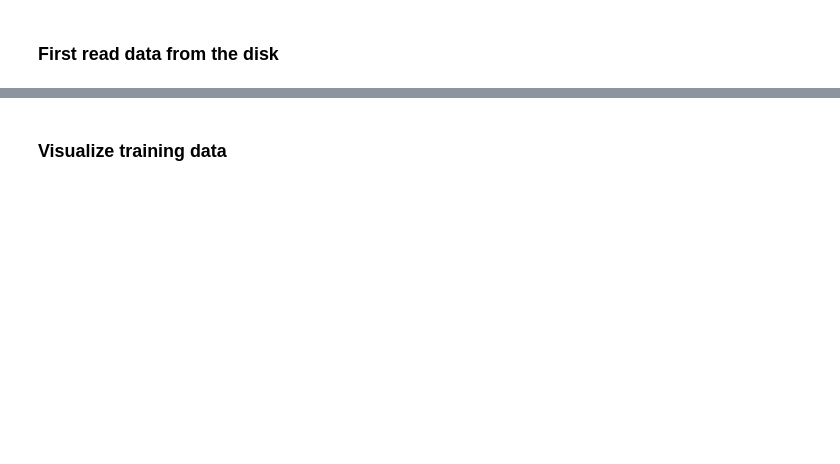
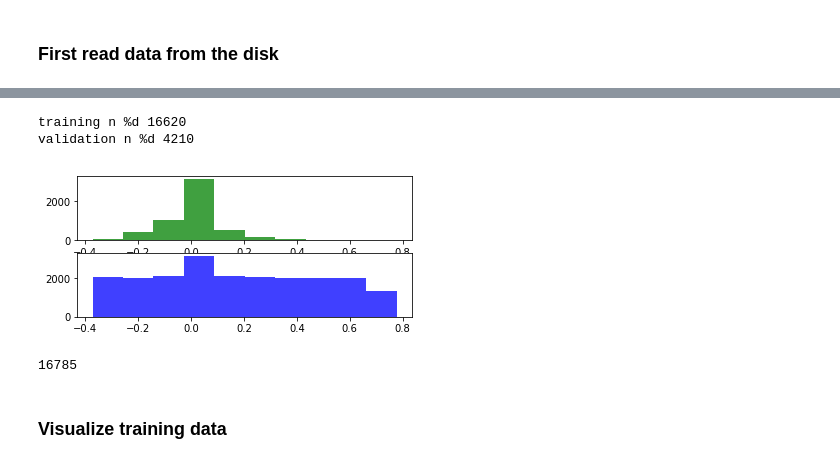
Before and after one commit to sir-siemens/carND-project3, a Jupyter notebook: train.ipynb, the cells around one changed output, grey strips where cells are left out. Drawn from its saved outputs; the diff is of its cells as text; code cells hidden in the pictures; blank space fills up the shorter version.

```diff
--- a/train.ipynb
+++ b/train.ipynb
@@ -87,0 +67,66 @@ df_non_zero_steering
+# %%
+import numpy as np
+import matplotlib.mlab as mlab
+import matplotlib.pyplot as plt
+import pandas as pd
+import numpy as np
+import cv2
+import copy
+%matplotlib inline
+
+directory = 'training_data1'
+df = pd.read_csv('./'+directory+'/driving_log.csv')
+df.columns = ['center','left','right','steering','throttle','brake','speed']
+
+steering_cmds = df.as_matrix(columns=['steering'])
+steering_data = steering_cmds[:,0]
+
+plt.subplot(3, 1, 1)
+
+n, bins, patches = plt.hist(steering_data, 10, facecolor='green', alpha=0.75)
+#print (bins)
+#print (n)
+df_merge = df
+for i in range(len(bins)-1):
+    df_sub = df.loc[lambda df: (df.steering >= bins[i]) , :].copy()
+    df_sub_ =  df_sub.loc[lambda df: (df.steering < bins[i+1]) , :].copy()
+    data_frames = [df_merge, df_sub_]
+    duplicate = 2000/n[i]
+    # print duplicate
+    for j in range( int(duplicate) ):
+        df_merge = pd.concat(data_frames, ignore_index=True)
+        data_frames = [df_merge, df_sub_]
+steering_cmds = df_merge.as_matrix(columns=['steering'])
+steering_data = steering_cmds[:,0]
+plt.subplot(3, 1, 2)
+n, bins, patches = plt.hist(steering_data, 10, facecolor='blue', alpha=0.75)
+
+# split df_merge into training and validation set
+msk = np.random.rand(len(df_merge)) < 0.8
+train_samples = df_merge[msk]
+validation_samples = df_merge[~msk]
+print ('training n %d', len(train_samples))
+print ('validation n %d', len(validation_samples))
+# %% [output]
+training n %d 16620
+validation n %d 4210
+[figure, added]
+# %%
+samples = train_samples
+num_samples = len(samples)
+batch_size = 32
+print (num_samples)
+df_batch_samples = samples[0:64]
+df_batch_samples.reset_index(drop=True)
+df_batch_samples
+for row_index, series in df_batch_samples.iterrows():
+    pass
+
+#for offset in range(0, num_samples, batch_size):
+#    pass
+#for offset in range(0, num_samples, batch_size):
+#    df_batch_samples = samples[offset:offset+batch_size]
+#    for row_index, series in df_batch_samples:
+#                name = './IMG/'+series.center.split('/')[-1]
+# %% [output]
+16785
```
Also changed, not shown: parts of 7 cells of this notebook.
